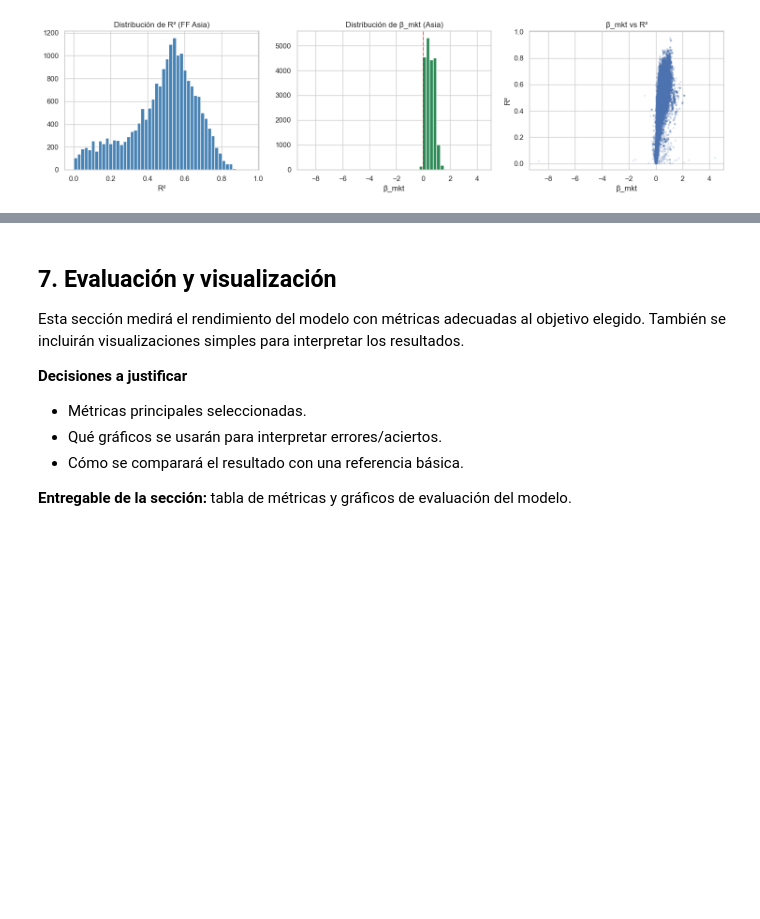
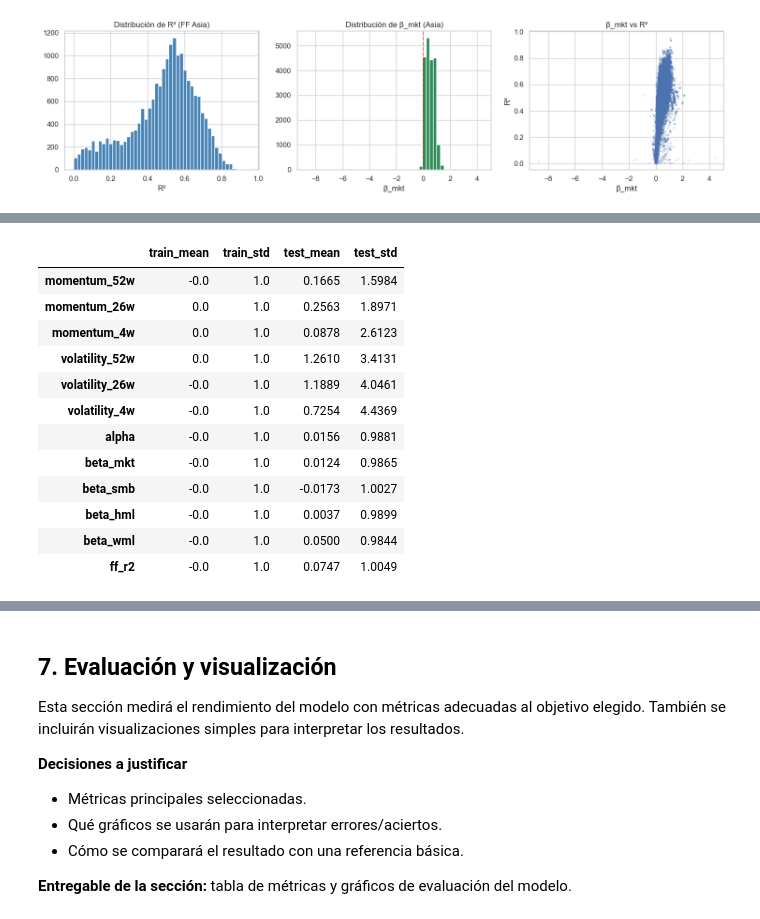
Before and after one commit to Romequinco/TAREA_SUPERVISED_LEARNIGN_-AND_DATA_PREPROCESSING, a Jupyter notebook: TAREA.ipynb, the cells around one changed output, grey strips where cells are left out. Saved outputs shown, nothing was run; the diff lists cells and outputs as text; code cells hidden in the pictures; blank space fills up the shorter version.

```diff
--- a/TAREA.ipynb
+++ b/TAREA.ipynb
@@ -3004,6 +3068,6 @@ $$y_{i,t} = \begin{cases} 1 & \text{si } R_{i,t \to t+4w} > \text{mediana cross-
 # %%
 # =============================================================================
-# 5.5 – Variable objetivo: outperform mediana en próximas 4 semanas
+# 5.5 – Variable objetivo: retorno forward 4 semanas (continuo)
 # =============================================================================
 
 HORIZON = 4  # semanas hacia adelante
@@ -3012,16 +3076,14 @@ HORIZON = 4  # semanas hacia adelante
 # shift(-HORIZON) alinea el retorno futuro con la fecha actual de decisión
 fwd_ret = ret_weekly.rolling(window=HORIZON).sum().shift(-HORIZON)
 
-# Mediana cross-seccional en cada fecha
-fwd_median = fwd_ret.median(axis=1)
+# Target continuo: retorno forward directamente
+target = fwd_ret
 
-# Target binario: 1 si supera la mediana, 0 si no
-target = fwd_ret.gt(fwd_median, axis=0).astype(int)
-
-# Verificar balance
+# Verificar distribución
 sample_date = target.dropna(how="all").index[len(target.dropna(how="all")) // 2]
-balance = target.loc[sample_date].value_counts(normalize=True)
-print(f"Ejemplo de balance en {sample_date.date()}: {balance.to_dict()}")
-print(f"Target definido: {target.shape[0]} semanas × {target.shape[1]:,} fondos")
+sample_stats = target.loc[sample_date].describe()
+print(f"Estadísticas del target en {sample_date.date()}:")
+print(sample_stats)
+print(f"\nTarget definido: {target.shape[0]} semanas × {target.shape[1]:,} fondos")
 print(f"Semanas con target válido: {target.dropna(how='all').shape[0]}")
 # %% [output]
@@ -3185,0 +3454,48 @@ La prioridad será comparar de forma clara y con supuestos controlados.
+# %%
+# =============================================================================
+# 6.2 – Estandarización de features (StandardScaler)
+# =============================================================================
+# X_train, X_test, y_train, y_test, feature_columns
+
+# 1) Instanciar scaler
+scaler = StandardScaler()
+
+# 2) Fit SOLO en train + transform en train
+X_train_sc = scaler.fit_transform(X_train)
+
+# 3) Transform en test usando estadísticos de train
+X_test_sc = scaler.transform(X_test)
+
+# Pasar a DataFrame para mantener nombres de columnas e índices
+X_train_sc = pd.DataFrame(X_train_sc, index=X_train.index, columns=feature_columns)
+X_test_sc  = pd.DataFrame(X_test_sc,  index=X_test.index,  columns=feature_columns)
+
+# --- Validaciones de estandarización ---
+train_means = X_train_sc.mean()
+train_stds = X_train_sc.std(ddof=0)  # ddof=0 para ser consistente con StandardScaler
+
+max_abs_mean = train_means.abs().max()
+max_abs_std_dev = (train_stds - 1).abs().max()
+
+print("=" * 80)
+print("6.2 – ESTANDARIZACIÓN DE FEATURES")
+print("=" * 80)
+print("Shapes:")
+print(f"X_train_sc: {X_train_sc.shape}")
+print(f"X_test_sc:  {X_test_sc.shape}")
+print("-" * 80)
+print("Chequeo en TRAIN (debería quedar media≈0 y std≈1):")
+print(f"Max |media|: {max_abs_mean:.6e}")
+print(f"Max |std-1|: {max_abs_std_dev:.6e}")
+print("-" * 80)
+
+# Mostrar resumen compacto por feature (train vs test, ya escalados)
+scaling_report = pd.DataFrame({
+    "train_mean": X_train_sc.mean(),
+    "train_std": X_train_sc.std(ddof=0),
+    "test_mean": X_test_sc.mean(),
+    "test_std": X_test_sc.std(ddof=0),
+}).round(4)
+
+display(scaling_report)
+# %% [output]
@@ -3185,0 +3513,13 @@ La prioridad será comparar de forma clara y con supuestos controlados.
+|  | train_mean | train_std | test_mean | test_std |
+| momentum_52w | -0.0 | 1.0 | 0.1665 | 1.5984 |
+| momentum_26w | 0.0 | 1.0 | 0.2563 | 1.8971 |
+| momentum_4w | 0.0 | 1.0 | 0.0878 | 2.6123 |
+| volatility_52w | 0.0 | 1.0 | 1.2610 | 3.4131 |
+| volatility_26w | -0.0 | 1.0 | 1.1889 | 4.0461 |
+| volatility_4w | -0.0 | 1.0 | 0.7254 | 4.4369 |
+| alpha | -0.0 | 1.0 | 0.0156 | 0.9881 |
+| beta_mkt | -0.0 | 1.0 | 0.0124 | 0.9865 |
+| beta_smb | -0.0 | 1.0 | -0.0173 | 1.0027 |
+| beta_hml | -0.0 | 1.0 | 0.0037 | 0.9899 |
+| beta_wml | -0.0 | 1.0 | 0.0500 | 0.9844 |
+| ff_r2 | -0.0 | 1.0 | 0.0747 | 1.0049 |
```
Also changed, not shown: parts of 18 cells of this notebook, 1 other file.
